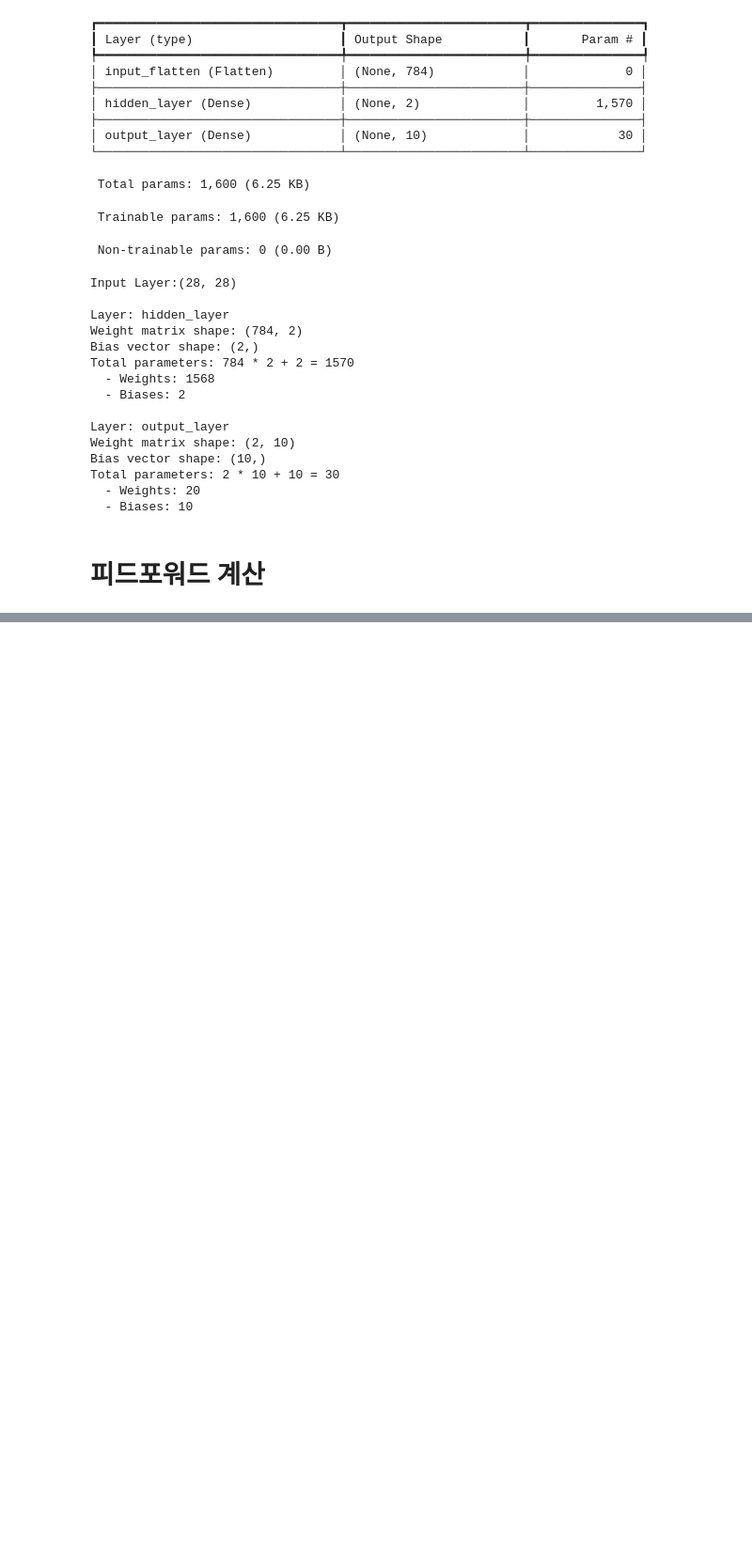
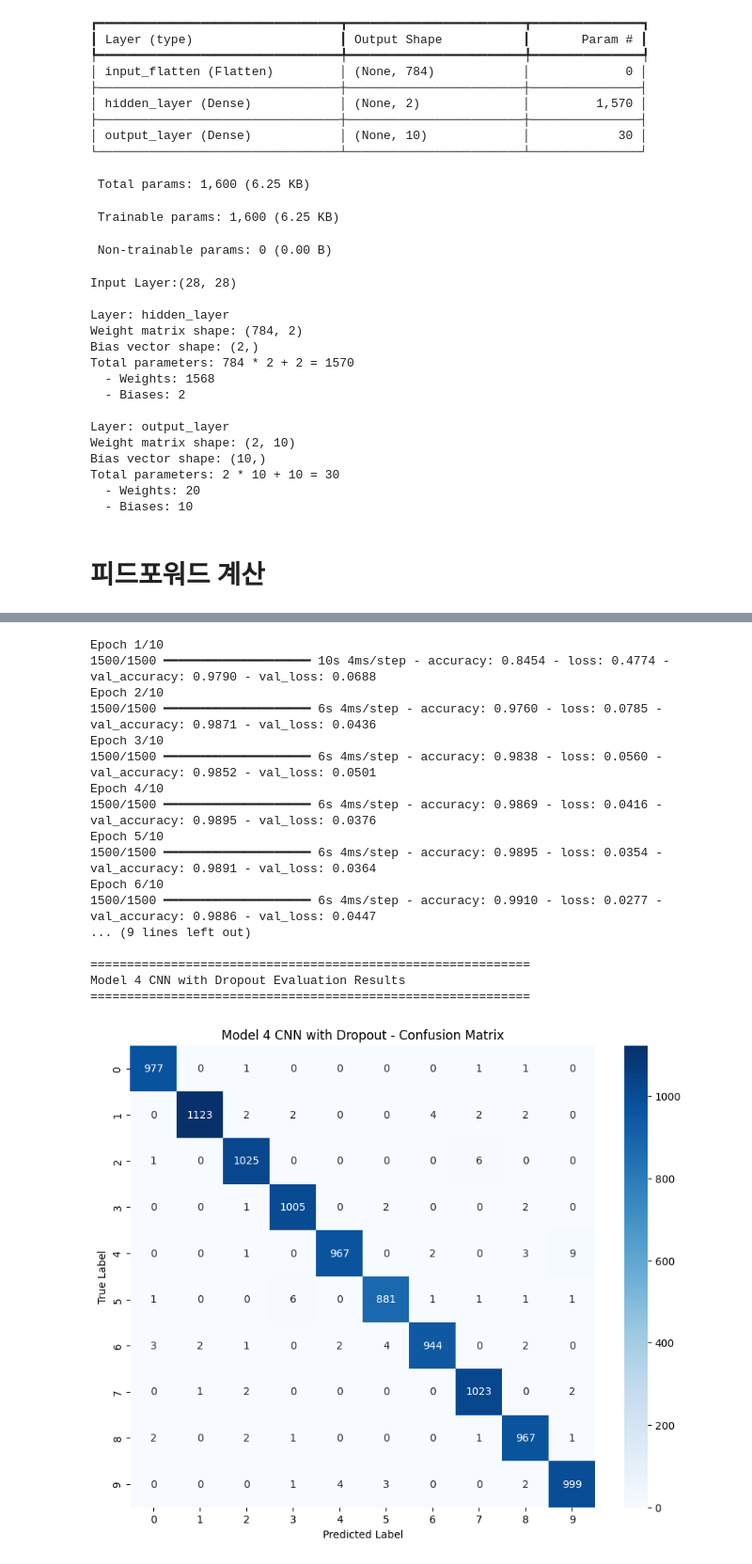
Before and after one commit to Max-JI64/Kakao_Tech_Boost, a Jupyter notebook: Daily_class/25_10_22_CNN_image.ipynb, the cells around one changed output, grey strips where cells are left out. Shown at 94% size. Saved outputs shown, nothing was run; the diff lists cells and outputs as text; code cells hidden in the pictures; blank space fills up the shorter version.

```diff
--- a/Daily_class/25_10_22_CNN_image.ipynb
+++ b/Daily_class/25_10_22_CNN_image.ipynb
@@ -156,0 +420,40 @@ tf.nn.softmax(output_logits)
+# %%
+# model 4 CNN with dropout
+model4 = tf.keras.Sequential([
+    tf.keras.layers.Reshape((28, 28, 1), input_shape=(28, 28)),
+    tf.keras.layers.Conv2D(32, (3, 3), activation='relu'),
+    tf.keras.layers.MaxPooling2D((2, 2)),
+    tf.keras.layers.Conv2D(64, (3, 3), activation='relu'),
+    tf.keras.layers.MaxPooling2D((2, 2)),
+    tf.keras.layers.Flatten(),
+    tf.keras.layers.Dense(64, activation='relu'),
+    tf.keras.layers.Dropout(0.2),
+    tf.keras.layers.Dense(10)
+])
+
+model4.compile(optimizer='adam',
+                loss=loss_fn,
+                metrics=['accuracy'])
+
+model4.fit(x_train, y_train, epochs=10, validation_split=0.2)
+
+evaluate_model(model4, x_test, y_test, model_name="Model 4 CNN with Dropout")
+# %% [output]
+Epoch 1/10
+1500/1500 ━━━━━━━━━━━━━━━━━━━━ 10s 4ms/step - accuracy: 0.8454 - loss: 0.4774 - val_accuracy: 0.9790 - val_loss: 0.0688
+Epoch 2/10
+1500/1500 ━━━━━━━━━━━━━━━━━━━━ 6s 4ms/step - accuracy: 0.9760 - loss: 0.0785 - val_accuracy: 0.9871 - val_loss: 0.0436
+Epoch 3/10
+1500/1500 ━━━━━━━━━━━━━━━━━━━━ 6s 4ms/step - accuracy: 0.9838 - loss: 0.0560 - val_accuracy: 0.9852 - val_loss: 0.0501
+Epoch 4/10
+1500/1500 ━━━━━━━━━━━━━━━━━━━━ 6s 4ms/step - accuracy: 0.9869 - loss: 0.0416 - val_accuracy: 0.9895 - val_loss: 0.0376
+Epoch 5/10
+1500/1500 ━━━━━━━━━━━━━━━━━━━━ 6s 4ms/step - accuracy: 0.9895 - loss: 0.0354 - val_accuracy: 0.9891 - val_loss: 0.0364
+Epoch 6/10
+1500/1500 ━━━━━━━━━━━━━━━━━━━━ 6s 4ms/step - accuracy: 0.9910 - loss: 0.0277 - val_accuracy: 0.9886 - val_loss: 0.0447
+... (9 lines left out)
+
+============================================================
+Model 4 CNN with Dropout Evaluation Results
+============================================================
+[figure, added]
```
Also changed, not shown: parts of 27 cells of this notebook.
